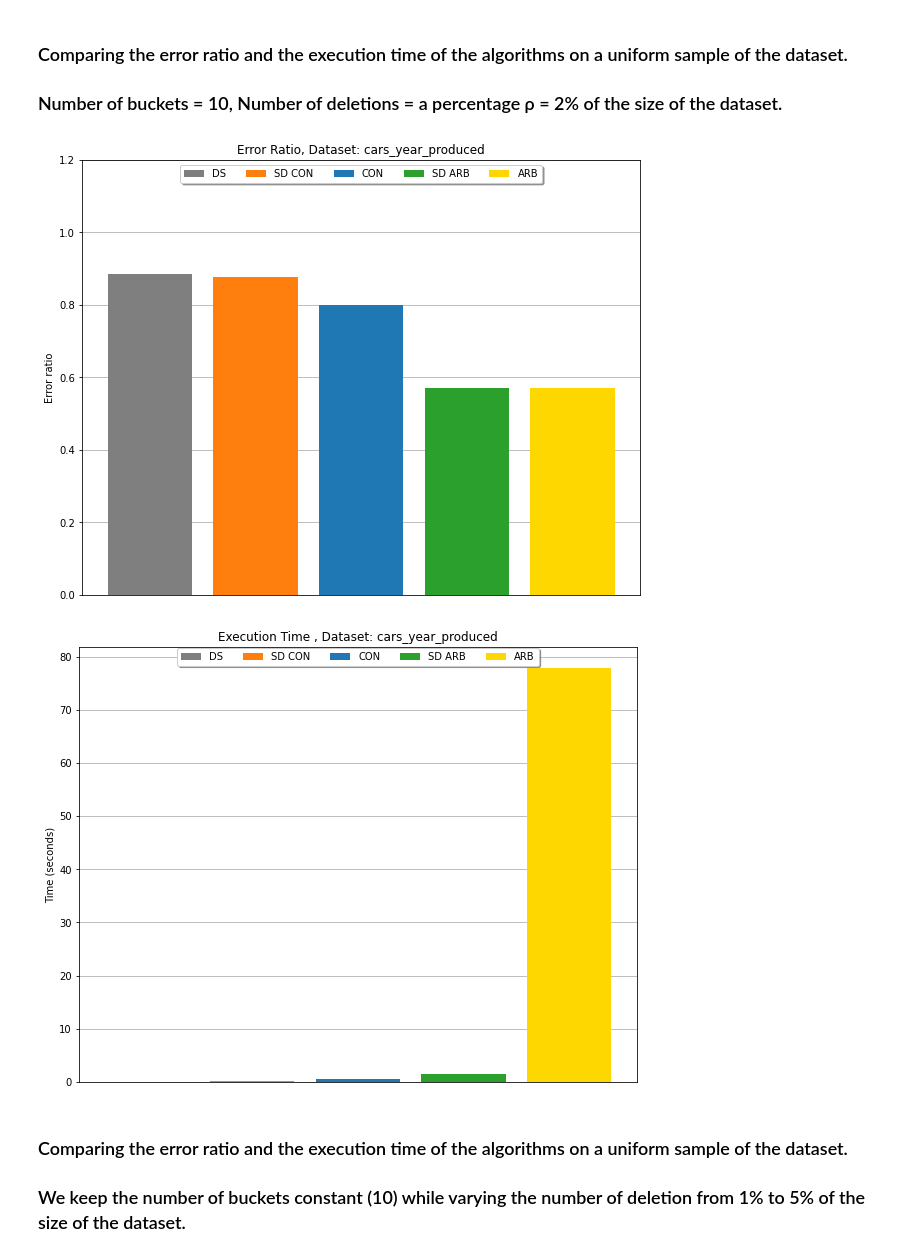
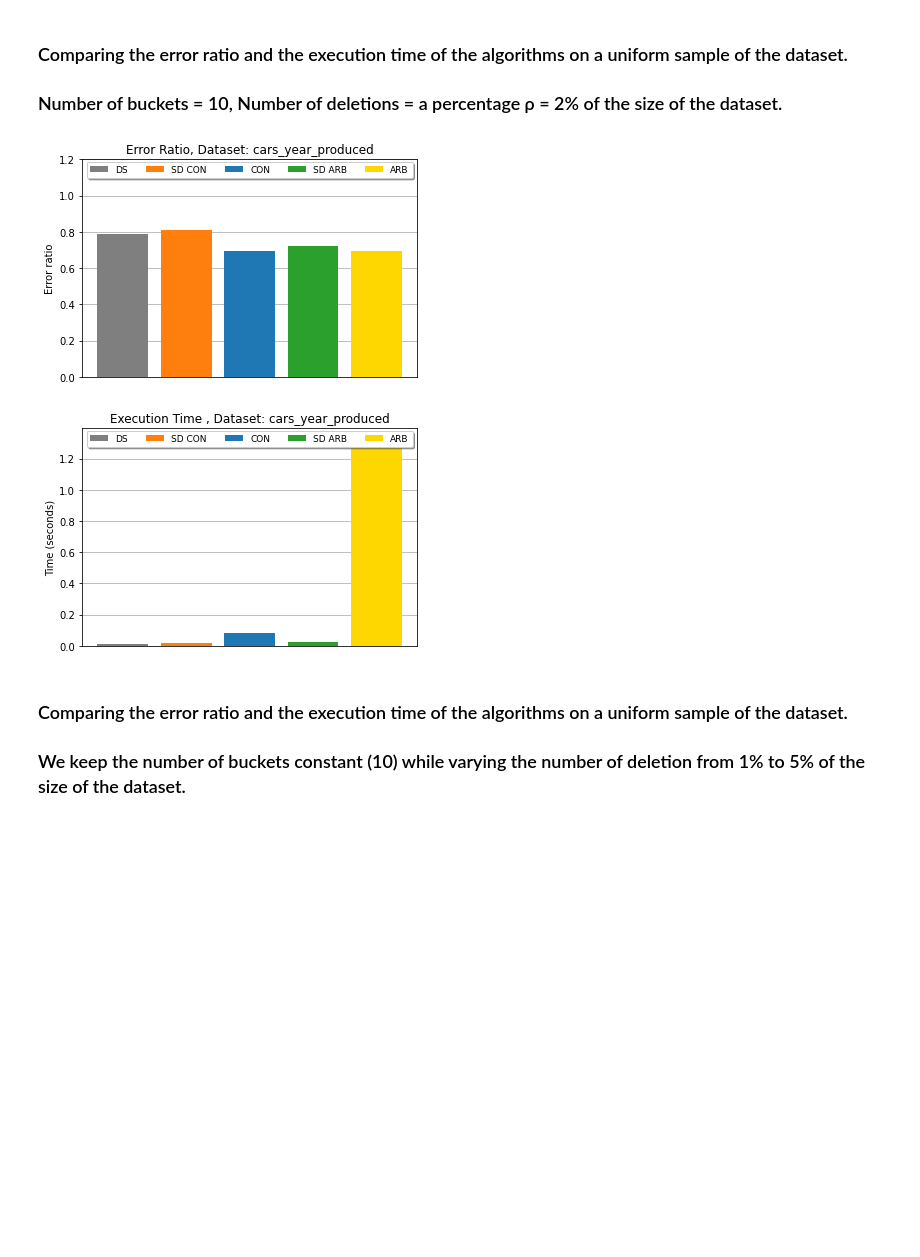
Before and after one commit to AlexandrosKal/opt_hist, a Jupyter notebook: experiments/Experiments_real_data.ipynb, the cells around one changed output. Drawn from its saved outputs; the diff is of its cells as text; code cells hidden in the pictures; blank space fills up the shorter version.

Commit message:
Add svaefig and change plot sizes

```diff
--- a/experiments/Experiments_real_data.ipynb
+++ b/experiments/Experiments_real_data.ipynb
@@ -10,6 +10,8 @@ import time
 from utils import *
 import stopit
 plt.rc('axes', axisbelow=True)
+plt.rcParams['axes.facecolor']='w'
+plt.rcParams['savefig.facecolor']='w'
 
 @stopit.threading_timeoutable(default=(np.nan, np.nan))
 def exec_summary(s, values, f, k, beta, jit=False):
@@ -56,7 +58,7 @@ elif dataset == 'cars':
 elif dataset == 'capital':
     file = '../data/capital_gain.csv'
 
-frac = 0.1
+frac = 0.01
 
 data_name = file.split('/')[2].rstrip('.csv')
 print(f'Dataset: {data_name}')
@@ -104,41 +106,43 @@ arb_time = elapsed
 err, elapsed = exec_summary('CON', values, f, k, beta, timeout=timeout)
 con_err = err
 con_time = elapsed
 
 ep = 1e-9
 res_err = np.array([ds_err, sd_con_err, con_err, sd_arb_err, arb_err]) / (no_del_err + ep)
 res_err = np.nan_to_num(res_err)
 
 color = ['tab:gray', 'tab:orange', 'tab:blue', 'tab:green', 'gold']
 labels = ['DS', 'SD CON', 'CON', 'SD ARB', 'ARB']
-plt.figure(figsize=(10,8))
+plt.figure(figsize=(6,4))
 plt.title(f'Error Ratio, Dataset: {data_name}')
 plt.ylabel('Error ratio')
 plt.ylim([0, 1.2])
 plt.grid(axis='y', zorder=0)
 for i, re in enumerate(res_err):
     plt.bar(i, re, color = color[i], label = labels[i])
 plt.xticks([])
-plt.legend(loc='upper center', bbox_to_anchor=(0.5, 1.0), ncol=len(labels), fancybox=True, shadow=True)
-plt.show()
+plt.legend(loc='upper center', bbox_to_anchor=(0.5, 1.01), ncol=len(labels), fancybox=True, shadow=True, fontsize=9)
+#plt.show()
+plt.savefig(f'../results/real_error_{data_name}.png')
 
 res_time = np.array([ds_time, sd_con_time, con_time, sd_arb_time, arb_time])
 res_time = np.nan_to_num(res_time)
 
 color = ['tab:gray', 'tab:orange', 'tab:blue', 'tab:green', 'gold']
 labels = ['DS', 'SD CON', 'CON', 'SD ARB', 'ARB']
-plt.figure(figsize=(10,8))
+plt.figure(figsize=(6,4))
 plt.title(f'Execution Time , Dataset: {data_name}')
 plt.ylabel('Time (seconds)')
 plt.grid(axis='y', zorder=0)
 for i, re in enumerate(res_time):
     plt.bar(i, re, color = color[i], label = labels[i])
 plt.xticks([])
-plt.legend(loc='upper center', bbox_to_anchor=(0.5, 1.01), ncol=len(labels), fancybox=True, shadow=True)
-plt.show()
+plt.legend(loc='upper center', bbox_to_anchor=(0.5, 1.01), ncol=len(labels), fancybox=True, shadow=True, fontsize=9)
+#plt.show()
+plt.savefig(f'../results/real_time_{data_name}.png')
 # %% [output]
-[figure, old version]
+[figure, new version]
-[figure, old version]
+[figure, new version]
 # %% [markdown]
 ### Comparing the error ratio and the execution time of the algorithms on a uniform sample of the dataset.
 ### We keep the number of buckets constant (10) while varying the number of deletion from 1% to 5% of the size of the dataset.
```
Also changed, not shown: parts of 2 cells of this notebook, 3 other files.
